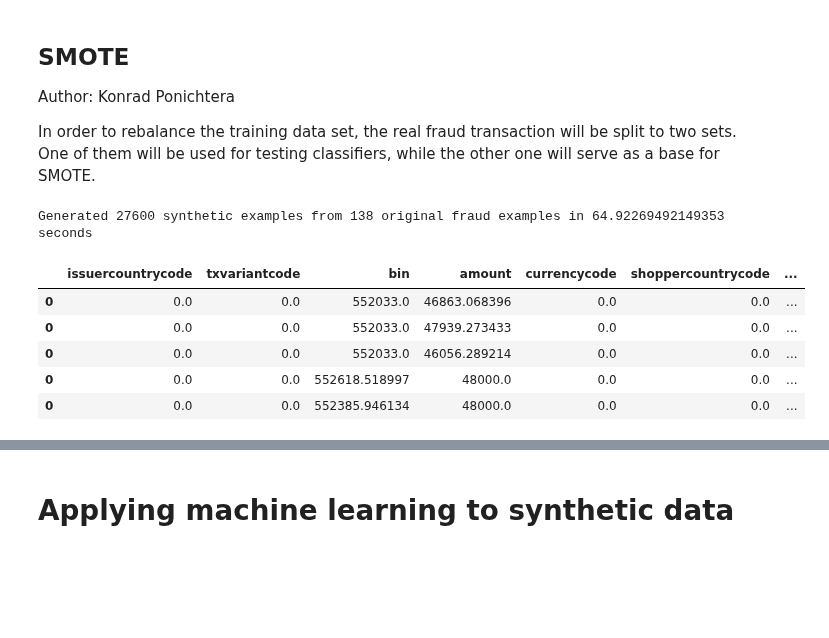
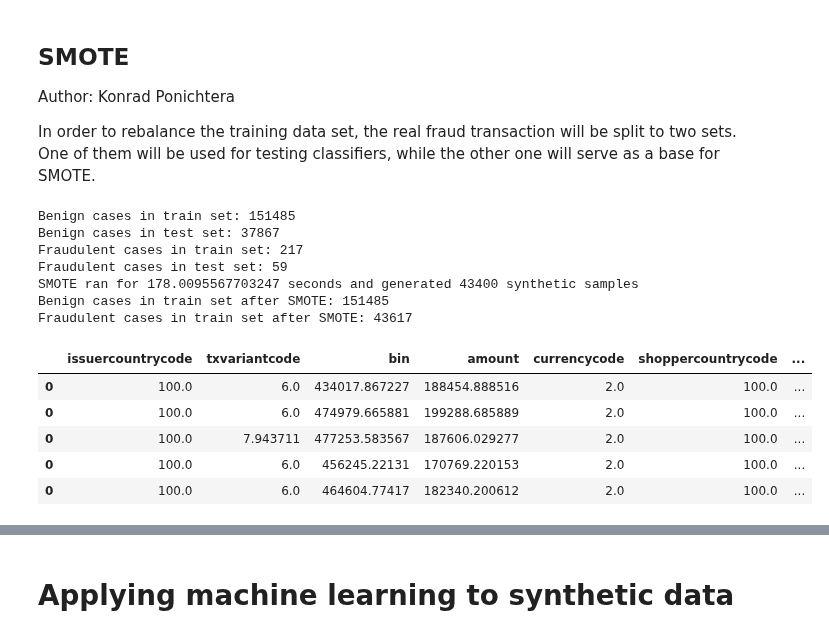
Before and after one commit to kponichtera/cs4035-cda, a Jupyter notebook: jupyter/W1_Visuals.ipynb, the cells around one changed output, grey strips where cells are left out. Saved outputs shown, nothing was run; the diff lists cells and outputs as text; code cells hidden in the pictures; blank space fills up the shorter version.

Commit message:
Fixed building the test/train sets. TODO: k-fold cross validation, elaborate on the results

```diff
--- a/jupyter/W1_Visuals.ipynb
+++ b/jupyter/W1_Visuals.ipynb
@@ -242,0 +239,12 @@ X_train, X_test, y_train, y_test = train_test_split(X, y, test_size=0.33, random
+# %%
+df = pd.read_csv("data/train_data.csv")
+
+X = process_data(df.copy())
+y = df['label']
+
+X_train, X_test, y_train, y_test = train_test_split(X, y, test_size=0.20, random_state=0)
+
+print(f"Benign cases in train set: {len(y_train[y_train == 0])}")
+print(f"Benign cases in test set: {len(y_test[y_test == 0])}")
+print(f"Fraudulent cases in train set: {len(y_train[y_train == 1])}")
+print(f"Fraudulent cases in test set: {len(y_test[y_test == 1])}")
@@ -331,6 +344,7 @@ In order to rebalance the training data set, the real fraud transaction will be
 One of them will be used for testing classifiers, while the other one will serve as a base for SMOTE.
 # %%
 from sklearn.neighbors import NearestNeighbors
+from sklearn.utils import shuffle
 from random import Random
 import time
 
@@ -353,43 +367,67 @@ def smote(X, N=100, k=5, random_state=None):
 
     knn = NearestNeighbors(n_neighbors=k)
     knn.fit(X)
 
     for x in X:
         nnarray = knn.kneighbors([x], k, return_distance=False)[0]
 
         # Populate
         for _ in range(N):
             nn = random.randrange(0, k)
 
             neighbor_item = X[nnarray[nn]]
 
             diff = neighbor_item - x
             gap = random.uniform(0, 1)
             new_item = x + gap * diff
 
             new_samples = pd.concat([new_samples, pd.DataFrame(new_item.reshape(1, -1), columns=column_names)])
 
     return new_samples
 
-
 df = pd.read_csv("data/train_data.csv")
 
-X_fraud = process_data(df.query('label==1').copy())
-X_fraud_train = X_fraud[:len(X_fraud) // 2]
-X_fraud_test = X_fraud[len(X_fraud) // 2:]
+X = process_data(df.copy())
+y = df['label']
+
+X_train, X_test, y_train, y_test = train_test_split(X, y, test_size=0.20, random_state=0)
+
+print(f"Benign cases in train set: {len(y_train[y_train == 0])}")
+print(f"Benign cases in test set: {len(y_test[y_test == 0])}")
+print(f"Fraudulent cases in train set: {len(y_train[y_train == 1])}")
+print(f"Fraudulent cases in test set: {len(y_test[y_test == 1])}")
+
+X_train_fraud = X_train.loc[y_train == 1]
 
 start = time.time()
-X_fraud_smote = smote(X_fraud_train.copy(), N=20000, random_state=0)
+X_fraud_smote = smote(X_train_fraud.copy(), N=20000, random_state=0)
 smote_time = time.time() - start
-X_fraud_train = pd.concat([X_fraud_train, X_fraud_smote])
 
-print(f"Generated {len(X_fraud_smote)} synthetic examples from {len(X_fraud) // 2} original fraud examples in {smote_time} seconds")
+print(f"SMOTE ran for {smote_time} seconds and generated {len(X_fraud_smote)} synthetic samples")
+
+X_train = pd.concat([X_train, X_fraud_smote])
+y_train = pd.concat([
+    y_train,
+    pd.Series(1, index=range(len(X_fraud_smote)))
+])
+
+X_train, y_train = shuffle(X_train, y_train, random_state=0)
+
+print(f"Benign cases in train set after SMOTE: {len(y_train[y_train == 0])}")
+print(f"Fraudulent cases in train set after SMOTE: {len(y_train[y_train == 1])}")
+
 X_fraud_smote.head()
 # %% [output]
-Generated 27600 synthetic examples from 138 original fraud examples in 64.92269492149353 seconds
+Benign cases in train set: 151485
+Benign cases in test set: 37867
+Fraudulent cases in train set: 217
+Fraudulent cases in test set: 59
+SMOTE ran for 178.0095567703247 seconds and generated 43400 synthetic samples
+Benign cases in train set after SMOTE: 151485
+Fraudulent cases in train set after SMOTE: 43617
 |  | issuercountrycode | txvariantcode | bin | amount | currencycode | shoppercountrycode | ... |
-| 0 | 0.0 | 0.0 | 552033.0 | 46863.068396 | 0.0 | 0.0 | ... |
-| 0 | 0.0 | 0.0 | 552033.0 | 47939.273433 | 0.0 | 0.0 | ... |
-| 0 | 0.0 | 0.0 | 552033.0 | 46056.289214 | 0.0 | 0.0 | ... |
-| 0 | 0.0 | 0.0 | 552618.518997 | 48000.0 | 0.0 | 0.0 | ... |
-| 0 | 0.0 | 0.0 | 552385.946134 | 48000.0 | 0.0 | 0.0 | ... |
+| 0 | 100.0 | 6.0 | 434017.867227 | 188454.888516 | 2.0 | 100.0 | ... |
+| 0 | 100.0 | 6.0 | 474979.665881 | 199288.685889 | 2.0 | 100.0 | ... |
+| 0 | 100.0 | 7.943711 | 477253.583567 | 187606.029277 | 2.0 | 100.0 | ... |
+| 0 | 100.0 | 6.0 | 456245.22131 | 170769.220153 | 2.0 | 100.0 | ... |
+| 0 | 100.0 | 6.0 | 464604.77417 | 182340.200612 | 2.0 | 100.0 | ... |
```
Also changed, not shown: parts of 19 cells of this notebook.
